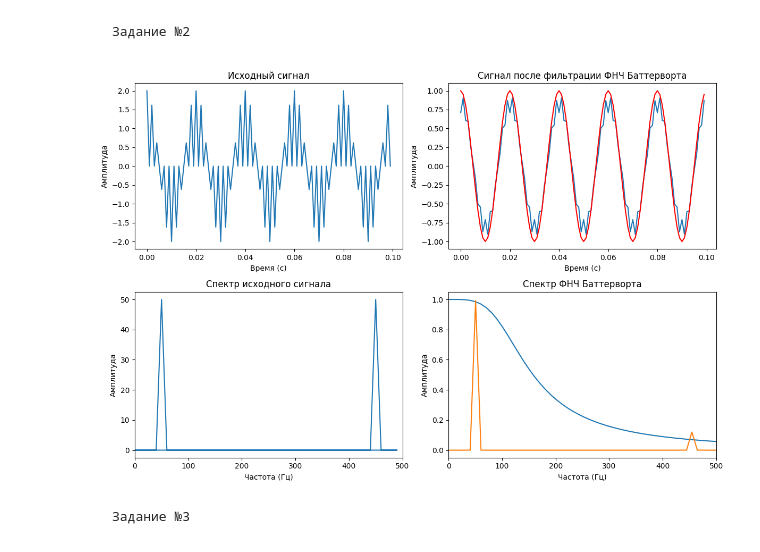
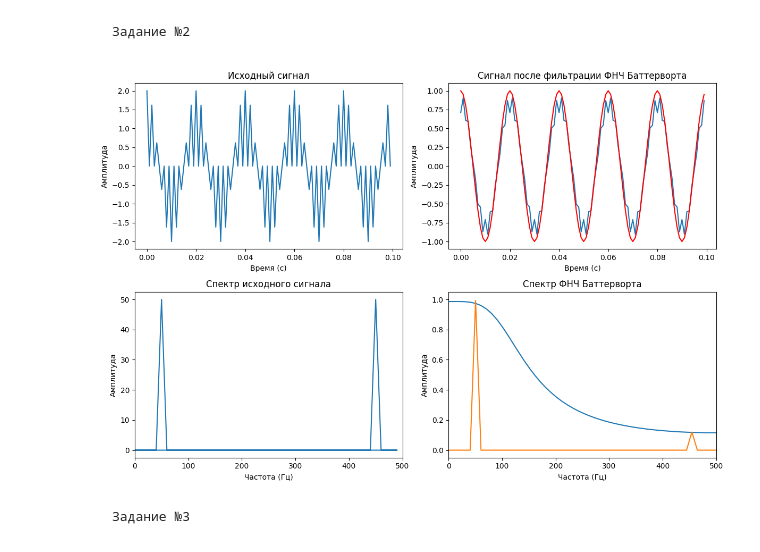
Before and after one commit to kvasik3000/Digital_Signals, a Jupyter notebook: Lab_4/Lab4.ipynb, the cells around one changed output. Saved outputs shown, nothing was run; the diff lists cells and outputs as text; code cells hidden in the pictures.

```diff
--- a/Lab_4/Lab4.ipynb
+++ b/Lab_4/Lab4.ipynb
@@ -54,10 +54,12 @@ w = np.linspace(0, 1000, len(t))  # Массив частот такой же д
 # H = wc**2 / (-1j * 2 * np.sqrt(2) * wc * fft_freqs - fft_freqs**2 + wc**2)
 # H = 1 / (1 + (w / wc)**(2 * 0.1))
 def butterwort_low(w, wc):
-  return wc**2 / ((-w**2) + (1j) * np.sqrt(2)*wc*w + wc**2)
+  h = wc**2 / ((-w**2) + (1j) * np.sqrt(2)*wc*w + wc**2)
+  return h + h[::-1]
+
 H = butterwort_low(w,wc)
 # Применяем фильтр к сигналу в частотной области
-filtered_signal = np.fft.ifft(np.fft.fft(signal_cos) * (H+H[::-1]))
+filtered_signal = np.fft.ifft(np.fft.fft(signal_cos) * (H))
 signal50 = np.cos(2 * np.pi * 50 * t)
 # Вычисляем спектр фильтра Баттерворта
 filter_spectrum = np.abs(H)
@@ -74,34 +76,34 @@ plt.title('Исходный сигнал')
 
 # Подграфик 2: Отфильтрованный сигнал
 plt.subplot(2, 2, 2)
 plt.plot(t, filtered_signal)
 plt.plot(t,signal50,color = "red")
 plt.xlabel('Время (с)')
 plt.ylabel('Амплитуда')
 plt.title('Сигнал после фильтрации ФНЧ Баттерворта')
 
 # Подграфик 3: Спектр исходного сигнала
 plt.subplot(2, 2, 3)
 plt.plot(np.fft.fftfreq(len(t), 1 / fs), signal_spectrum)
 plt.xlabel('Частота (Гц)')
 plt.ylabel('Амплитуда')
 plt.title('Спектр исходного сигнала')
 plt.xlim(0,500)
 
 # Подграфик 4: Спектр ФНЧ Баттерворта
 plt.subplot(2, 2, 4)
 plt.plot(w,abs(H))
 # plt.plot(np.fft.fftfreq(len(t), 1 / fs), np.abs(np.fft.fft(filtered_signal)))
 plt.plot(w,np.abs(np.fft.fft(filtered_signal))/np.max(np.abs(np.fft.fft(filtered_signal))))
 plt.xlabel('Частота (Гц)')
 plt.ylabel('Амплитуда')
 plt.title('Спектр ФНЧ Баттерворта')
 plt.xlim(0,500)
 
 plt.tight_layout()
 plt.show()
 # %% [output]
-[figure, old version]
+[figure, new version]
 # %%
 # plt.plot(w,abs(H)+abs(H[::-1]))
 # plt.plot(w,signal_spectrum/np.max(signal_spectrum))
```
Also changed, not shown: parts of 7 cells of this notebook.
